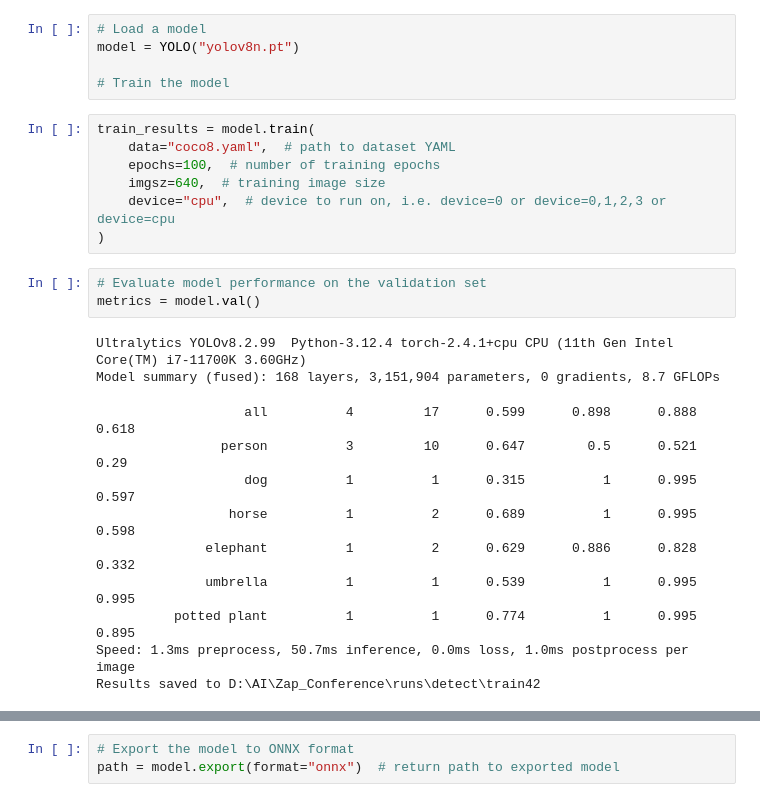
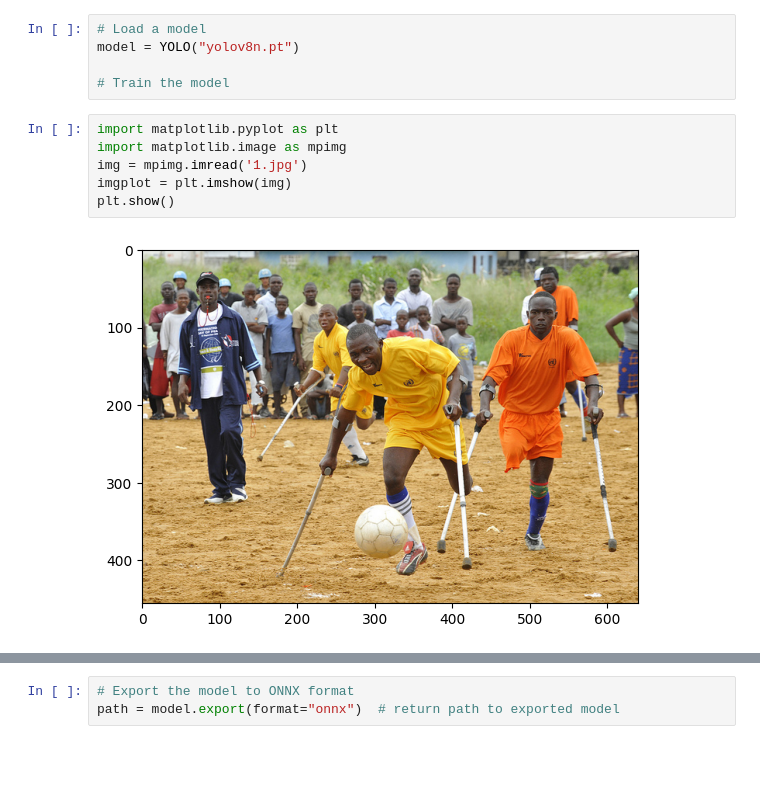
Before and after one commit to PooyaLaryan/Zap_Conference, a Jupyter notebook: yolo8Sample.ipynb, the cells around one changed output, grey strips where cells are left out. Saved outputs shown, nothing was run; the diff lists cells and outputs as text; blank space fills up the shorter version.

```diff
--- a/yolo8Sample.ipynb
+++ b/yolo8Sample.ipynb
@@ -5,28 +5,14 @@ from ultralytics import YOLO
 model = YOLO("yolov8n.pt")
 
 # Train the model
-# %%
-train_results = model.train(
-    data="coco8.yaml",  # path to dataset YAML
-    epochs=100,  # number of training epochs
-    imgsz=640,  # training image size
-    device="cpu",  # device to run on, i.e. device=0 or device=0,1,2,3 or device=cpu
-)
-# %%
-# Evaluate model performance on the validation set
-metrics = model.val()
-# %% [output]
-Ultralytics YOLOv8.2.99  Python-3.12.4 torch-2.4.1+cpu CPU (11th Gen Intel Core(TM) i7-11700K 3.60GHz)
-Model summary (fused): 168 layers, 3,151,904 parameters, 0 gradients, 8.7 GFLOPs
-                   all          4         17      0.599      0.898      0.888      0.618
-                person          3         10      0.647        0.5      0.521       0.29
-                   dog          1          1      0.315          1      0.995      0.597
-                 horse          1          2      0.689          1      0.995      0.598
-              elephant          1          2      0.629      0.886      0.828      0.332
-              umbrella          1          1      0.539          1      0.995      0.995
-          potted plant          1          1      0.774          1      0.995      0.895
-Speed: 1.3ms preprocess, 50.7ms inference, 0.0ms loss, 1.0ms postprocess per image
-Results saved to D:\AI\Zap_Conference\runs\detect\train42
+# %%
+import matplotlib.pyplot as plt
+import matplotlib.image as mpimg
+img = mpimg.imread('1.jpg')
+imgplot = plt.imshow(img)
+plt.show()
+# %% [output]
+[figure, added]
 # %%
 # Perform object detection on an image
 results = model("1.jpg")
```
Also changed, not shown: parts of 5 cells of this notebook.
